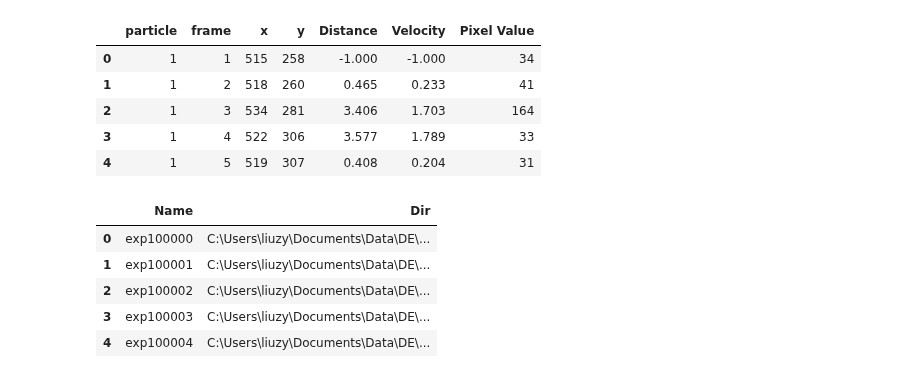
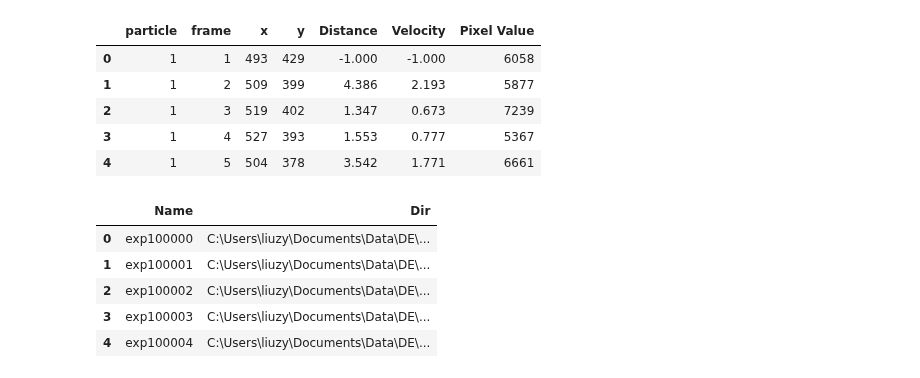
Before and after one commit to ZLoverty/DE, a Jupyter notebook: Code/Circle-detection/Guided_HoughCircles.ipynb, the cells around one changed output. Saved outputs shown, nothing was run; the diff lists cells and outputs as text; code cells hidden in the pictures.

```diff
--- a/Code/Circle-detection/Guided_HoughCircles.ipynb
+++ b/Code/Circle-detection/Guided_HoughCircles.ipynb
@@ -22,16 +22,16 @@ from IPython.display import clear_output
 # %%
 # load manual trajectory
 folder = r'C:\Users\liuzy\Documents\Data\DE\11032021'
-n = 6 # exp number
+n = 14 # exp number
 t50 = pd.read_csv(os.path.join(folder, 'Analysis', '{:02d}'.format(n), 'traj_50.csv'))
 t50.head()
 # %% [output]
 |  | particle | frame | x | y | Distance | Velocity | Pixel Value |
-| 0 | 1 | 1 | 515 | 258 | -1.000 | -1.000 | 34 |
-| 1 | 1 | 2 | 518 | 260 | 0.465 | 0.233 | 41 |
-| 2 | 1 | 3 | 534 | 281 | 3.406 | 1.703 | 164 |
-| 3 | 1 | 4 | 522 | 306 | 3.577 | 1.789 | 33 |
-| 4 | 1 | 5 | 519 | 307 | 0.408 | 0.204 | 31 |
+| 0 | 1 | 1 | 493 | 429 | -1.000 | -1.000 | 6058 |
+| 1 | 1 | 2 | 509 | 399 | 4.386 | 2.193 | 5877 |
+| 2 | 1 | 3 | 519 | 402 | 1.347 | 0.673 | 7239 |
+| 3 | 1 | 4 | 527 | 393 | 1.553 | 0.777 | 5367 |
+| 4 | 1 | 5 | 504 | 378 | 3.542 | 1.771 | 6661 |
 # %%
 # load images
 image_folder = os.path.join(folder, '{:02d}'.format(n))
```
Also changed, not shown: parts of 7 cells of this notebook, 4 other files.
